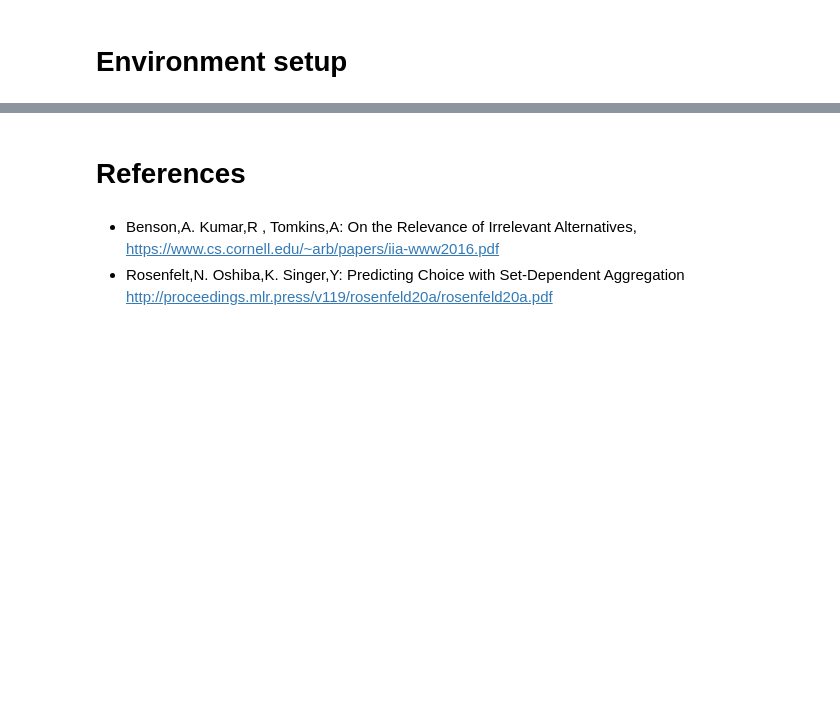
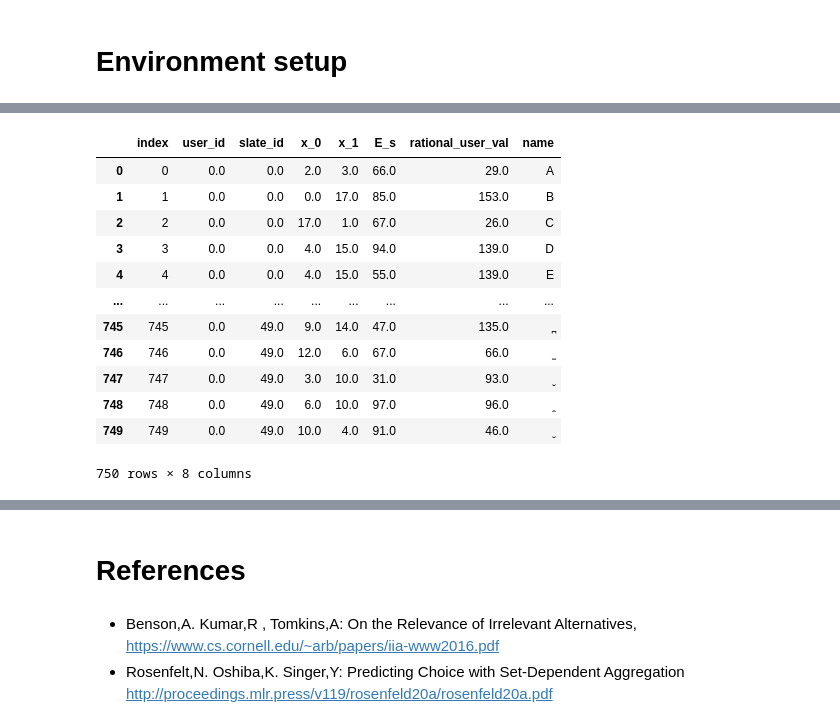
Before and after one commit to dorin133/MLHB_final_project, a Jupyter notebook: project.ipynb, the cells around one changed output, grey strips where cells are left out. Saved outputs shown, nothing was run; the diff lists cells and outputs as text; code cells hidden in the pictures; blank space fills up the shorter version.

Commit message:
Dorin - current ipynb of the project - part1 completed

```diff
--- a/project.ipynb
+++ b/project.ipynb
@@ -76,0 +599,17 @@ print(recommendations_indices)
+# %%
+env_conx = ContextChoiceEnvironment()
+env_conx.inspect_data("current")
+# %% [output]
+|  | index | user_id | slate_id | x_0 | x_1 | E_s | rational_user_val | name |
+| 0 | 0 | 0.0 | 0.0 | 2.0 | 3.0 | 66.0 | 29.0 | A |
+| 1 | 1 | 0.0 | 0.0 | 0.0 | 17.0 | 85.0 | 153.0 | B |
+| 2 | 2 | 0.0 | 0.0 | 17.0 | 1.0 | 67.0 | 26.0 | C |
+| 3 | 3 | 0.0 | 0.0 | 4.0 | 15.0 | 94.0 | 139.0 | D |
+| 4 | 4 | 0.0 | 0.0 | 4.0 | 15.0 | 55.0 | 139.0 | E |
+| ... | ... | ... | ... | ... | ... | ... | ... | ... |
+| 745 | 745 | 0.0 | 49.0 | 9.0 | 14.0 | 47.0 | 135.0 | ̪ |
+| 746 | 746 | 0.0 | 49.0 | 12.0 | 6.0 | 67.0 | 66.0 | ̫ |
+| 747 | 747 | 0.0 | 49.0 | 3.0 | 10.0 | 31.0 | 93.0 | ̬ |
+| 748 | 748 | 0.0 | 49.0 | 6.0 | 10.0 | 97.0 | 96.0 | ̭ |
+| 749 | 749 | 0.0 | 49.0 | 10.0 | 4.0 | 91.0 | 46.0 | ̮ |
+750 rows × 8 columns
```
Also changed, not shown: parts of 51 cells of this notebook.
